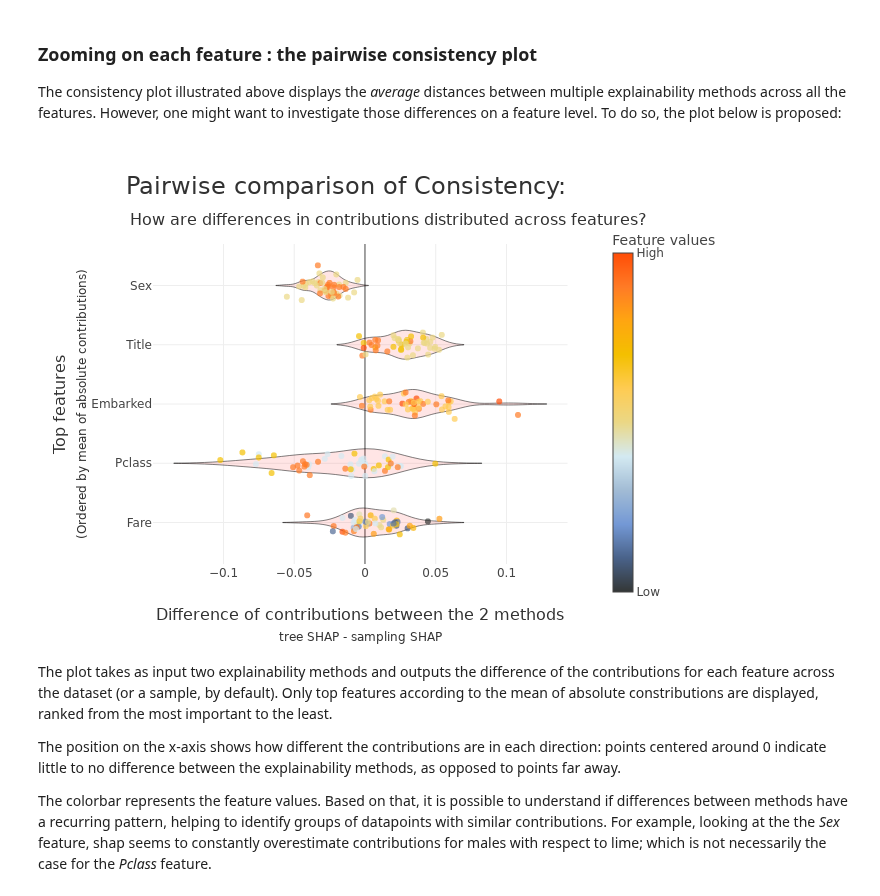
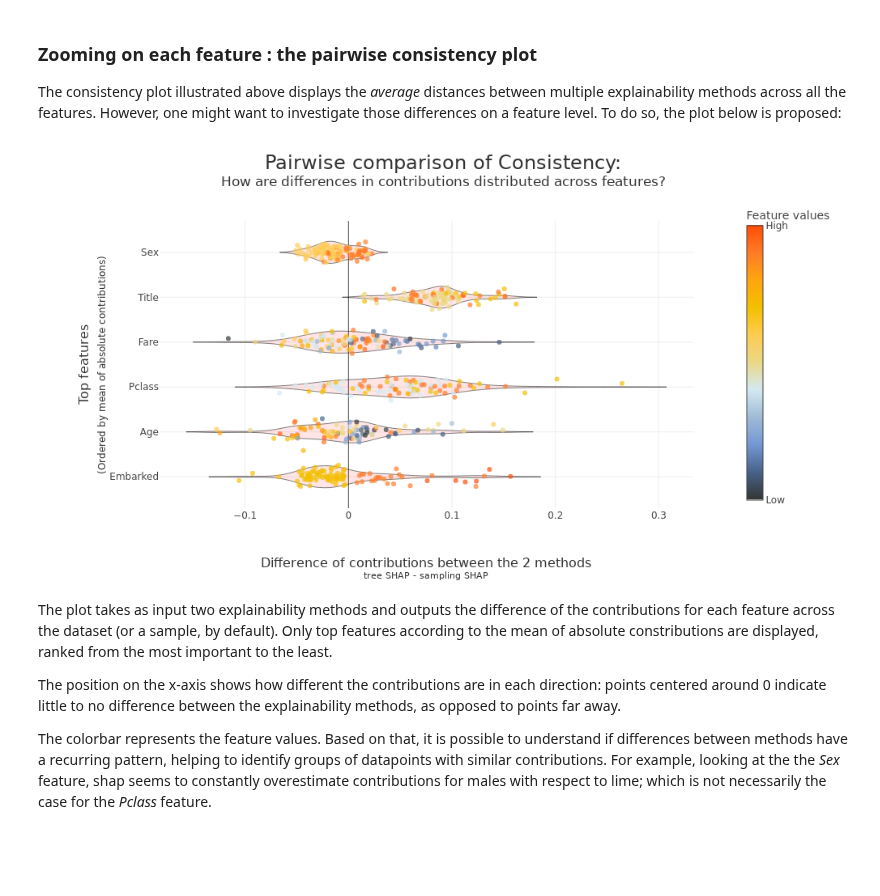
Before and after one commit to MAIF/shapash, a Jupyter notebook: tutorial/explainability_quality/tuto-quality01-Builing-confidence-explainability.ipynb, the cells around one changed output. Cells and saved outputs as stored; diff of their text form; code cells hidden in the pictures; blank space fills up the shorter version.

```diff
--- a/tutorial/explainability_quality/tuto-quality01-Builing-confidence-explainability.ipynb
+++ b/tutorial/explainability_quality/tuto-quality01-Builing-confidence-explainability.ipynb
@@ -65,5 +66,5 @@ ytrain = ytrain[:50].reset_index(drop=True)
 # %%
-clf = ExtraTreesClassifier(n_estimators=200).fit(Xtrain, ytrain)
+clf = ExtraTreesClassifier(n_estimators=200).fit(Xtrain, ytrain.iloc[:,0])
 # %% [markdown]
 ## Select an explainability method
 
@@ -89,2 +87,22 @@ Backend: LIME
+# %%
+import logging
+logging.getLogger("shap").setLevel(logging.WARNING)
+
+treeSHAP = shap.TreeExplainer(clf).shap_values(Xtrain[:n], check_additivity=False)[:,:,1]
+samplingSHAP = shap.SamplingExplainer(clf.predict_proba, shap.kmeans(Xtrain, 10)).shap_values(Xtrain[:n], check_additivity=False)[:,:,1]
+kernelSHAP = shap.KernelExplainer(clf.predict_proba, shap.kmeans(Xtrain, 10)).shap_values(Xtrain[:n], check_additivity=False)[:,:,1]
+
+treeSHAP = pd.DataFrame(treeSHAP, columns=Xtrain[:n].columns)
+samplingSHAP = pd.DataFrame(samplingSHAP, columns=Xtrain[:n].columns)
+kernelSHAP = pd.DataFrame(kernelSHAP, columns=Xtrain[:n].columns)
+# %%
+# The format must be a dictionary where keys are methods names and values are pandas DataFrames: be careful to have dataframes with same shape, index and column names
+contributions = {"tree\nSHAP": treeSHAP, "sampling\nSHAP": samplingSHAP, "kernel\nSHAP":kernelSHAP}
+
+index = [45, 36, 12, 17, 29]
+cns = Consistency()
+cns.compile(contributions=contributions,
+            x=Xtrain[:n] #Optionnal, needed to display pairwise_consistency_plot
+            )
 # %% [markdown]
 #### We can now display the consistency plot:
@@ -134,10 +127,0 @@ kernelSHAP = pd.DataFrame(kernelSHAP, columns=Xtrain[:50].columns)
-# %%
-# The format must be a dictionary where keys are methods names and values are pandas DataFrames: be careful to have dataframes with same shape, index and column names
-contributions = {"tree\nSHAP": treeSHAP, "sampling\nSHAP": samplingSHAP, "kernel\nSHAP":kernelSHAP}
-
-index = [45, 36, 12, 17, 29]
-cns = Consistency()
-cns.compile(contributions=contributions,
-            x=Xtrain[:50] #Optionnal, needed to display pairwise_consistency_plot
-           )
-cns.consistency_plot(selection=index, max_features=5)
@@ -149,9 +130,9 @@ cns.consistency_plot(selection=index, max_features=5)
 
 The consistency plot illustrated above displays the *average* distances between multiple explainability methods across all the features. However, one might want to investigate those differences on a feature level. To do so, the plot below is proposed:
 # %%
-cns.pairwise_consistency_plot(methods=["tree\nSHAP", "sampling\nSHAP"], max_features=5)
+cns.pairwise_consistency_plot(methods=["tree\nSHAP", "sampling\nSHAP"], max_features=6)
 # %% [output]
-[figure, old version]
+[figure, new version]
 # %% [markdown]
 The plot takes as input two explainability methods and outputs the difference of the contributions for each feature across the dataset (or a sample, by default). Only top features according to the mean of absolute constributions are displayed, ranked from the most important to the least.
 
```
Also changed, not shown: parts of 18 cells of this notebook, 4 other files.
